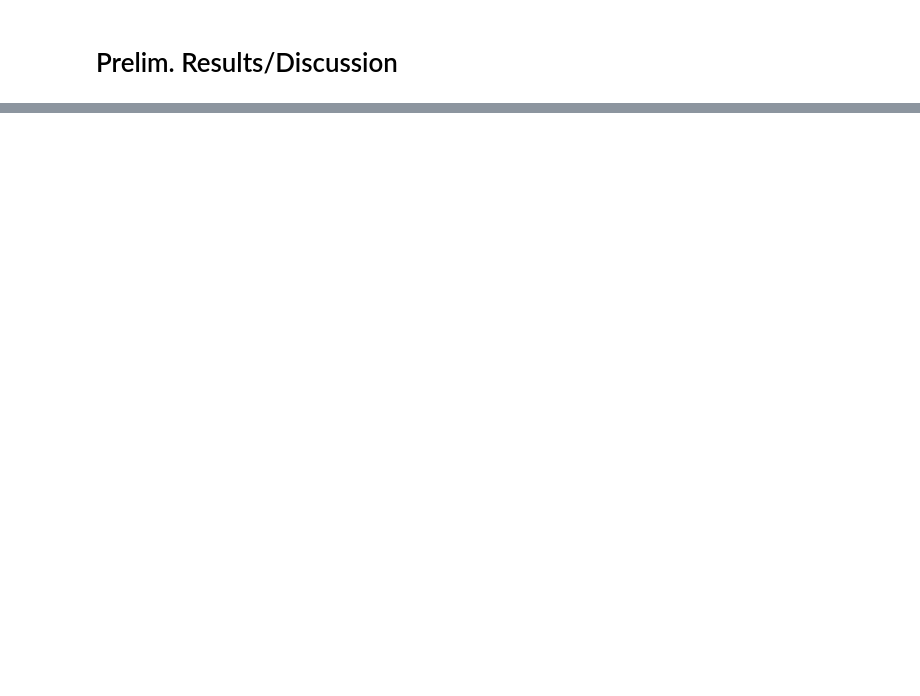
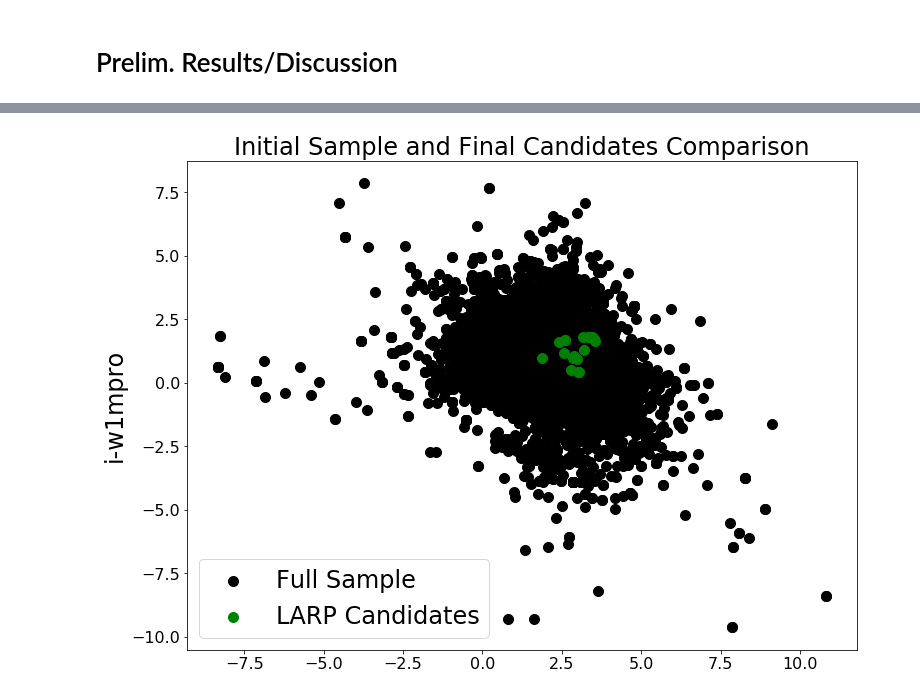
Before and after one commit to joshfuchs/LSP, a Jupyter notebook: LSP-based LARP Candidate Detector - Hamilton.ipynb, the cells around one changed output, grey strips where cells are left out. Drawn from its saved outputs; the diff is of its cells as text; code cells hidden in the pictures; blank space fills up the shorter version.

```diff
--- a/LSP-based LARP Candidate Detector - Hamilton.ipynb
+++ b/LSP-based LARP Candidate Detector - Hamilton.ipynb
@@ -237,11 +332,9 @@ def index_filterator(data, deviations = 1, threshold = 2/3):
 # %% [markdown]
 # Data
 # %%
-#read in data tables
+#read in LARP data
 larps_sdss = ascii.read('LARP Characteristics-SDSS.csv')
 larps_wise = ascii.read('LARP Characteristics-WISE.csv')
-larps_xmm  = ascii.read('LARP Characteristics-XMM.csv')
-
-sdss_table = ascii.read('Skyserver_SQL6_25_2018 7_25_30 PM.csv')
-wise_table = ascii.read('wise_results.tbl')
-xmm_full = ascii.read('BrowseTargets.8264.1539051979', delimiter='|', header_start=2, data_start=3)
+#larps_xmm  = ascii.read('LARP Characteristics-XMM.csv')
+larps_xmm  = ascii.read('LARP Characteristics-XMM - Condensed.csv')
+#xmm_processor(larps_xmm)
@@ -274,0 +502,14 @@ I believe the issue lied in how the values were recorded in the data. I manually
+# %%
+figure(figsize=(12,9))
+xticks(fontsize=16)
+yticks(fontsize=16)
+scatter(sdss_table['modelMag_g']-sdss_table['modelMag_z'],sdss_table['modelMag_u']-sdss_table['modelMag_g'], color = 'k', label = 'Full Sample',s=100)
+scatter(prelim_larps['modelMag_g']-prelim_larps['modelMag_z'], prelim_larps['modelMag_u']-prelim_larps['modelMag_g'], color = 'g', label = 'LARP Candidates',s=100)
+ylabel('i-w1mpro',fontsize=24)
+#xlim(-2.5,10)
+#ylim(-5,10)
+title('Initial Sample and Final Candidates Comparison',fontsize=24)
+legend(fontsize=24)
+savefig('LSPFinal.svg',bbox_inches='tight')
+# %% [output]
+[figure, added]
```
Also changed, not shown: parts of 29 cells of this notebook, 13 other files.
